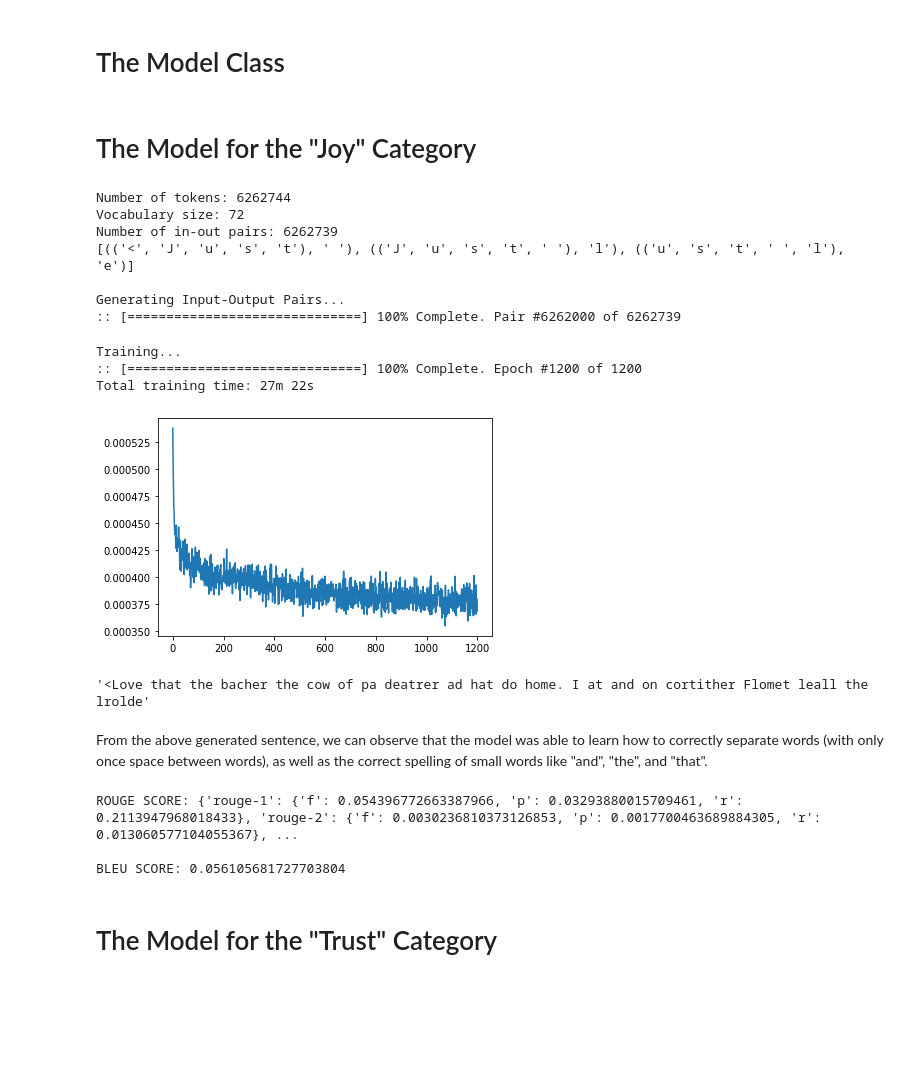
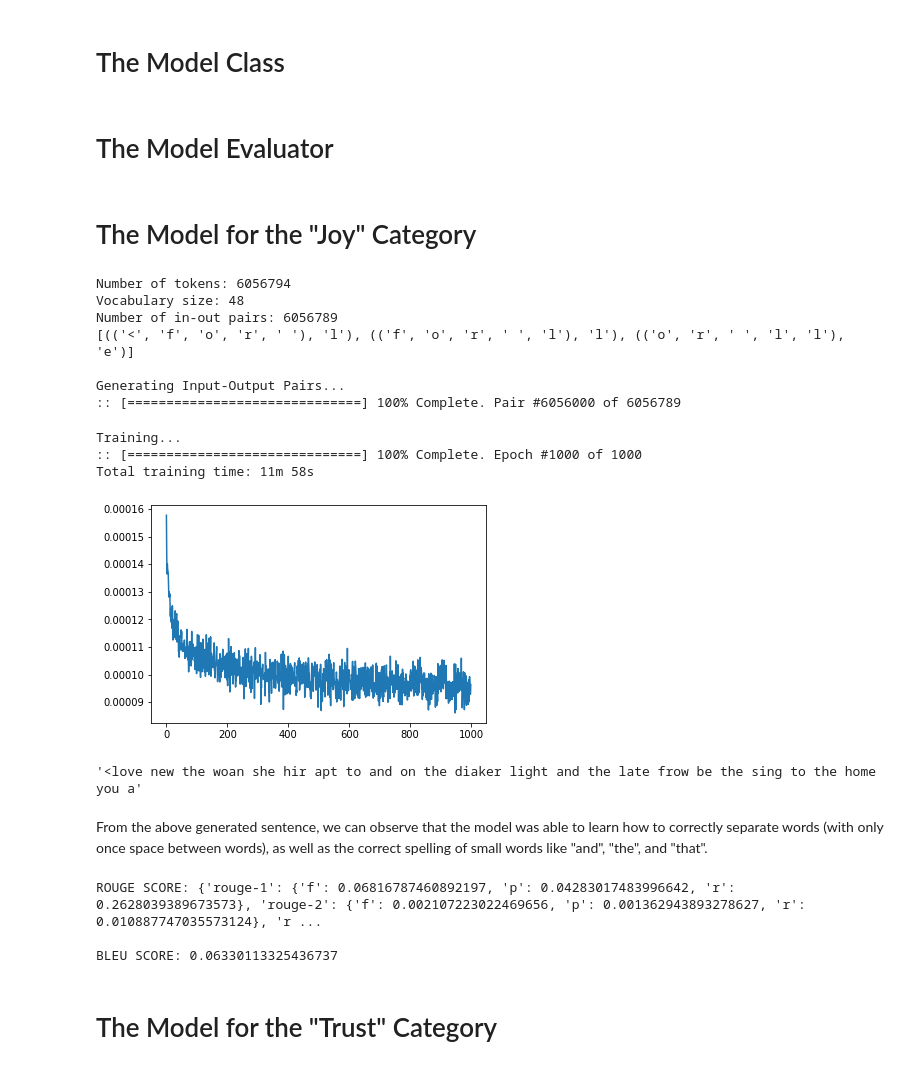
Before and after one commit to faustotnc/personalize-peom-generator, a Jupyter notebook: Baseline Model.ipynb, the cells around one changed output. Saved outputs shown, nothing was run; the diff lists cells and outputs as text; code cells hidden in the pictures; blank space fills up the shorter version.

```diff
--- a/Baseline Model.ipynb
+++ b/Baseline Model.ipynb
@@ -72,9 +72,9 @@ class BatchGenerator(torch.utils.data.Dataset):
 # %% [markdown]
 ## The Data Processor
 # %%
-punctuation = " .,'\";?!:"
+punctuation = " .,'\";?!:-"
 digits = "0123456789"
-valid_chars = string.ascii_letters + punctuation + digits
+valid_chars = string.ascii_lowercase + punctuation + digits
 
 # For the word "Sunflower", if the input
 # is ["S", "u", "n", "f", "l"], the expected
@@ -100,18 +100,20 @@ class DataProcessor:
                 # Adds the "poem start" symbol
                 clean_data.append("<")
 
-                poem_tokens = nltk.word_tokenize(poem)
+                poem_tokens = poem.split()
                 for i in range(len(poem_tokens)):
                     current_token = poem_tokens[i]
                     next_token = "" if i == len(poem_tokens) - 1 else poem_tokens[i + 1]
 
                     for char in current_token:
+                        char.lower() # Only support lowercase characters
                         if (char in valid_chars): clean_data.append(char)
 
                     # virtually adds a space after every token since
                     # nltk.word_tokenize() removes spaces, but only if
                     # the next token is not a punctuation
-                    if (next_token not in punctuation): clean_data.append(" ")
+                    if (next_token not in punctuation or current_token != "-"):
+                        clean_data.append(" ")
 
                 # Removes the last token (in case it is a space)
                 last_token = clean_data.pop()
@@ -193,7 +195,6 @@ class RNN(nn.Module):
             hidden_size,
             n_layers,
             batch_first = True, # x: (num_embeddings, context_size, input_size)
-            bidirectional = False
         )
         self.decoder = nn.Linear(hidden_size, output_size)
         self.softmax = nn.LogSoftmax(dim=1)
@@ -375,0 +345,2 @@ class PoemModel:
+# %% [markdown]
+# The Model Evaluator
@@ -378,33 +382,33 @@ class PoemModel:
 # %%
 joyData = DataProcessor(poems["joy"])
 # %% [output]
-Number of tokens: 6262744
-Vocabulary size: 72
-Number of in-out pairs: 6262739
-[(('<', 'J', 'u', 's', 't'), ' '), (('J', 'u', 's', 't', ' '), 'l'), (('u', 's', 't', ' ', 'l'), 'e')]
+Number of tokens: 6056794
+Vocabulary size: 48
+Number of in-out pairs: 6056789
+[(('<', 'f', 'o', 'r', ' '), 'l'), (('f', 'o', 'r', ' ', 'l'), 'l'), (('o', 'r', ' ', 'l', 'l'), 'e')]
 
 Generating Input-Output Pairs...
-:: [==============================] 100% Complete. Pair #6262000 of 6262739
+:: [==============================] 100% Complete. Pair #6056000 of 6056789
 # %%
-m = PoemModel(joyData, n_epochs=1200)
-m.train()
+joyModel = PoemModel(joyData)
+joyModel.train()
 # %% [output]
 Training...
-:: [==============================] 100% Complete. Epoch #1200 of 1200
-Total training time: 27m 22s
+:: [==============================] 100% Complete. Epoch #1000 of 1000
+Total training time: 11m 58s
-[figure, old version]
+[figure, new version]
 # %%
-m.generate("<Love")
+joyModel.generate("<Love")
 # %% [output]
-'<Love that the bacher the cow of pa deatrer ad hat do home. I at and on cortither Flomet leall the lrolde'
+'<love new the woan she hir apt to and on the diaker light and the late frow be the sing to the home you a'
 # %% [markdown]
 From the above generated sentence, we can observe that the model was able to learn how to correctly separate words (with only once space between words), as well as the correct spelling of small words like "and", "the", and "that".
-# %%
-m.evaluate_model()
-# %% [output]
-ROUGE SCORE: {'rouge-1': {'f': 0.054396772663387966, 'p': 0.03293880015709461, 'r': 0.2113947968018433}, 'rouge-2': {'f': 0.0030236810373126853, 'p': 0.0017700463689884305, 'r': 0.013060577104055367}, ...
-
-BLEU SCORE: 0.056105681727703804
+# %%
+evaluate_model(joyModel)
+# %% [output]
+ROUGE SCORE: {'rouge-1': {'f': 0.06816787460892197, 'p': 0.04283017483996642, 'r': 0.2628039389673573}, 'rouge-2': {'f': 0.002107223022469656, 'p': 0.001362943893278627, 'r': 0.010887747035573124}, 'r ...
+
+BLEU SCORE: 0.06330113325436737
 # %% [markdown]
 # The Model for the "Trust" Category
 # %%
```
Also changed, not shown: parts of 32 cells of this notebook.
